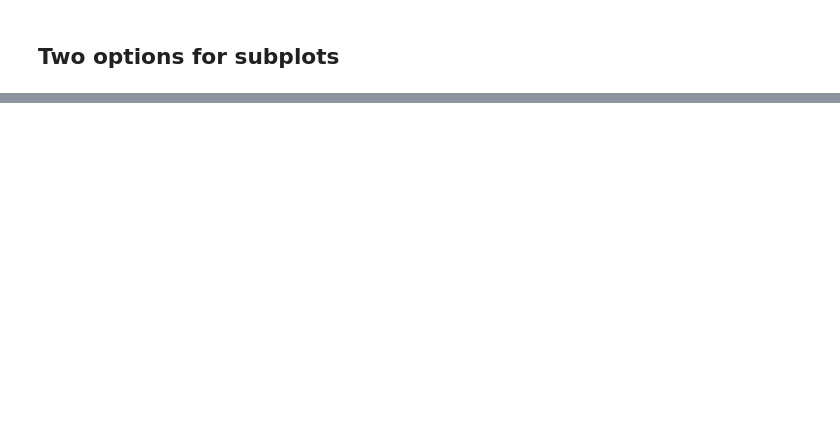
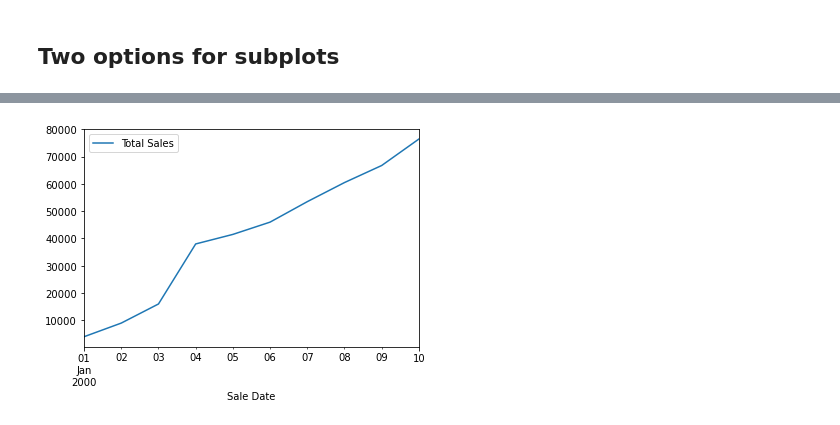
Before and after one commit to ferreret/ztm-ml-ds, a Jupyter notebook: 04-matplotlib/introduction-matplotlib.ipynb, the cells around one changed output, grey strips where cells are left out. Drawn from its saved outputs; the diff is of its cells as text; code cells hidden in the pictures; blank space fills up the shorter version.

```diff
--- a/04-matplotlib/introduction-matplotlib.ipynb
+++ b/04-matplotlib/introduction-matplotlib.ipynb
@@ -148,0 +212,3 @@ ax4.hist(np.random.randn(1000));
+# %%
+car_sales["Price"] = car_sales["Price"].str.replace("[\$\,\.]", "")
+car_sales
@@ -148,0 +227,4 @@ ax4.hist(np.random.randn(1000));
+# %%
+# Remove the last two zeros in column price
+car_sales["Price"] = car_sales["Price"].str[:-2]
+car_sales
@@ -148,0 +243,2 @@ ax4.hist(np.random.randn(1000));
+# %%
+car_sales["Sale Date"] = pd.date_range("1/1/2000", periods=len(car_sales))
@@ -148,0 +259,3 @@ ax4.hist(np.random.randn(1000));
+# %%
+car_sales["Total Sales"] = car_sales["Price"].astype(int).cumsum()
+car_sales
@@ -148,0 +274,5 @@ ax4.hist(np.random.randn(1000));
+# %%
+# Let's plot the total sales
+car_sales.plot(x="Sale Date", y="Total Sales");
+# %% [output]
+[figure, added]
```
Also changed, not shown: parts of 47 cells of this notebook, 4 other files.
